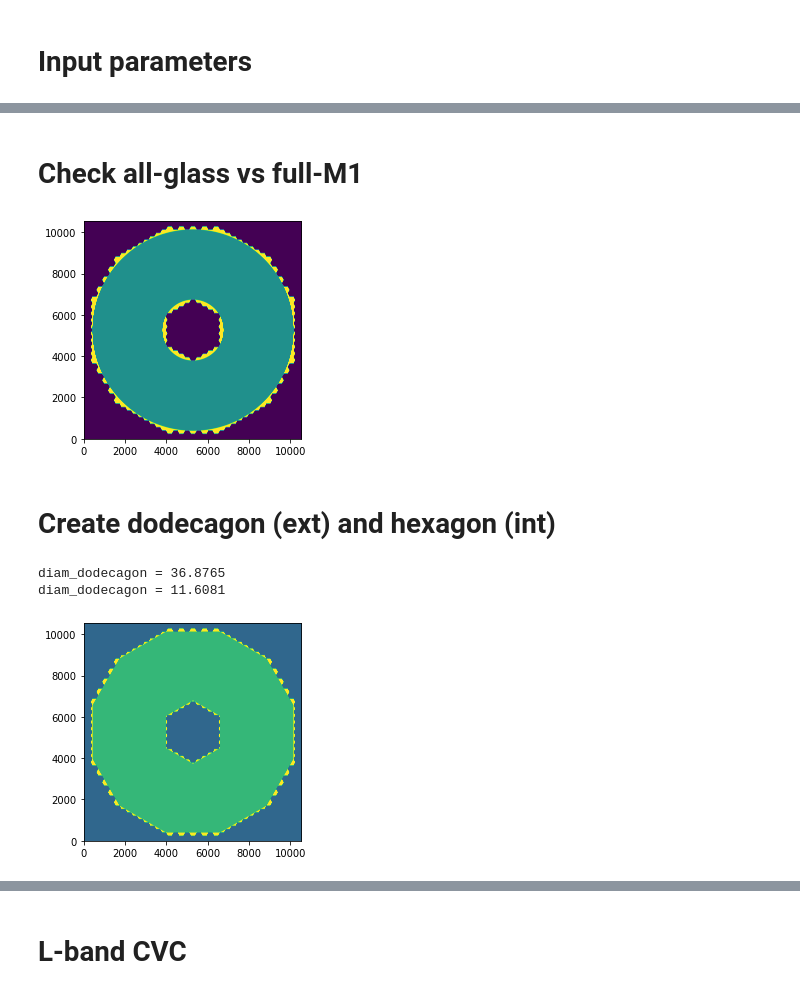
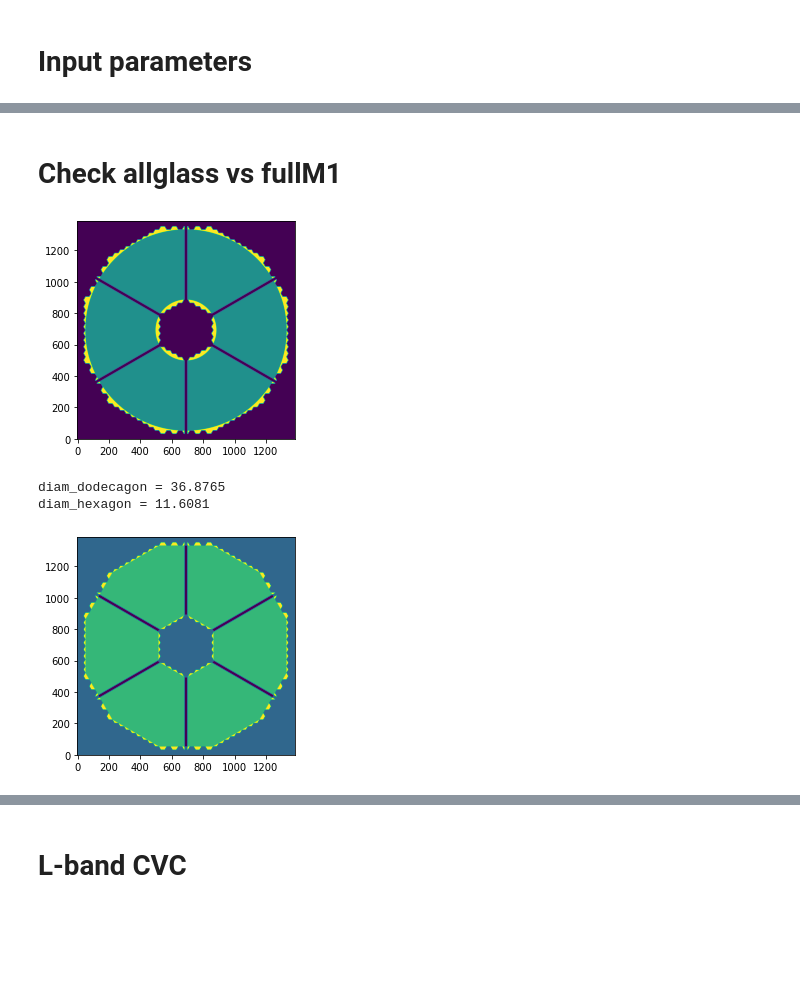
Before and after one commit to vortex-exoplanet/HEEPS, a Jupyter notebook: tools/create_lyotstops.ipynb, the cells around one changed output, grey strips where cells are left out. Drawn from its saved outputs; the diff is of its cells as text; code cells hidden in the pictures; blank space fills up the shorter version.

```diff
--- a/tools/create_lyotstops.ipynb
+++ b/tools/create_lyotstops.ipynb
@@ -65,13 +80,2 @@ diam_allglass_RA_opt = 18.637
 # %% [markdown]
-# Check all-glass vs full-M1
+# Check allglass vs fullM1
-# %%
-fullM1 = np.float32(fits.getdata('eso/mask_M1.fits'))
-allglass = np.float32(fits.getdata('eso/mask_allglass.fits'))
-spiders = np.float32(fits.getdata('eso/SpiderShadow.fits'))
-plt.imshow(fullM1 - allglass/2, origin='lower')
-nimg = fullM1.shape[0]
-npupil = 1385
-# %% [output]
-[figure, removed]
-# %% [markdown]
-# Create dodecagon (ext) and hexagon (int)
@@ -97,24 +82,36 @@ def hexagon(r_int, nimg):
+# %%
+os.chdir(os.path.normpath(os.path.expandvars('$HOME/heeps_metis/input_files/pupil')))
+try:
+    mask_AG = fits.getdata('mask_AG.fits')
+except FileNotFoundError:
+    mask_AG = resize_img(fits.getdata('eso/mask_allglass.fits')
+                       * fits.getdata('eso/SpiderShadow.fits'), npupil)
+    fits.writeto('mask_AG.fits', mask_AG)
+try:
+    mask_M1 = fits.getdata('mask_M1.fits')
+except FileNotFoundError:
+    mask_M1 = resize_img(fits.getdata('eso/mask_fullM1.fits')
+                       * fits.getdata('eso/SpiderShadow.fits'), npupil)
+    fits.writeto('mask_M1.fits', mask_M1)
+plt.imshow(mask_M1 - mask_AG/2, origin='lower');
+# %% [output]
+[figure, added]
 # %%
 # a bit of geometry to find the dodecagon and hexagon edges ...
-seg_width = 1.45
-alpha = np.arcsin(seg_width/diam_allglass_ext)
+alpha = np.arcsin(seg_width/diam_ext_AG)
 ds = seg_width*np.sin(np.pi/3)
 dc = seg_width*np.cos(np.pi/3)
-beta = np.arcsin(dc/diam_allglass_int)
-h = np.cos(beta)*diam_allglass_int
-diam_dodecagon = np.cos(alpha)*diam_allglass_ext    # 36.877
-diam_hexagon = h - ds + seg_width/np.cos(np.pi/6)   # 11.608
-print('diam_dodecagon = %s\ndiam_dodecagon = %s'\
-    %(np.round(diam_dodecagon, 4), np.round(diam_hexagon, 4)))
+beta = np.arcsin(dc/diam_int_AG)
+h = np.cos(beta)*diam_int_AG
+diam_dodecagon = np.cos(alpha)*diam_ext_AG
+diam_hexagon = h - ds + seg_width/np.cos(np.pi/6)
+print('diam_dodecagon = %s\ndiam_hexagon = %s'%(np.round(diam_dodecagon, 4),
+    np.round(diam_hexagon, 4)))
+r_ext = diam_dodecagon/pupil_img_size
+r_int = diam_hexagon/pupil_img_size
+mask = dodecagon(r_ext, npupil) + hexagon(r_int, npupil)
+plt.imshow(mask_M1 + mask/2, origin='lower');
 # %% [output]
 diam_dodecagon = 36.8765
-diam_dodecagon = 11.6081
+diam_hexagon = 11.6081
+[figure, added]
-# %%
-r_ext = diam_dodecagon/pupil_img_size
-r_int = diam_hexagon/pupil_img_size
-mask = dodecagon(r_ext, nimg) + hexagon(r_int, nimg)
-pup = deepcopy(fullM1)
-pup[mask] += 0.5
-plt.imshow(pup, origin='lower');
-# %% [output]
-[figure, removed]
```
Also changed, not shown: parts of 18 cells of this notebook, 2 other files.
